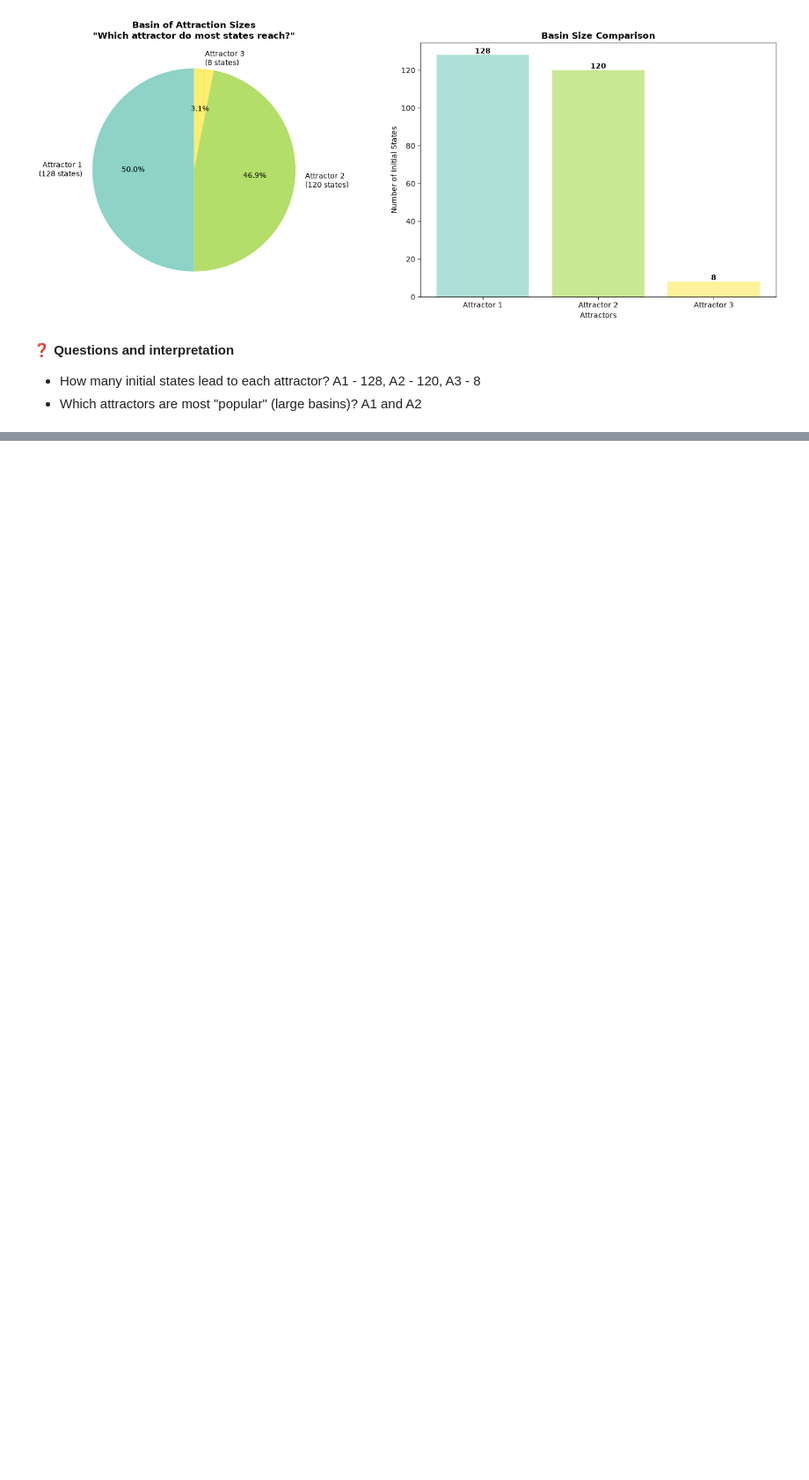
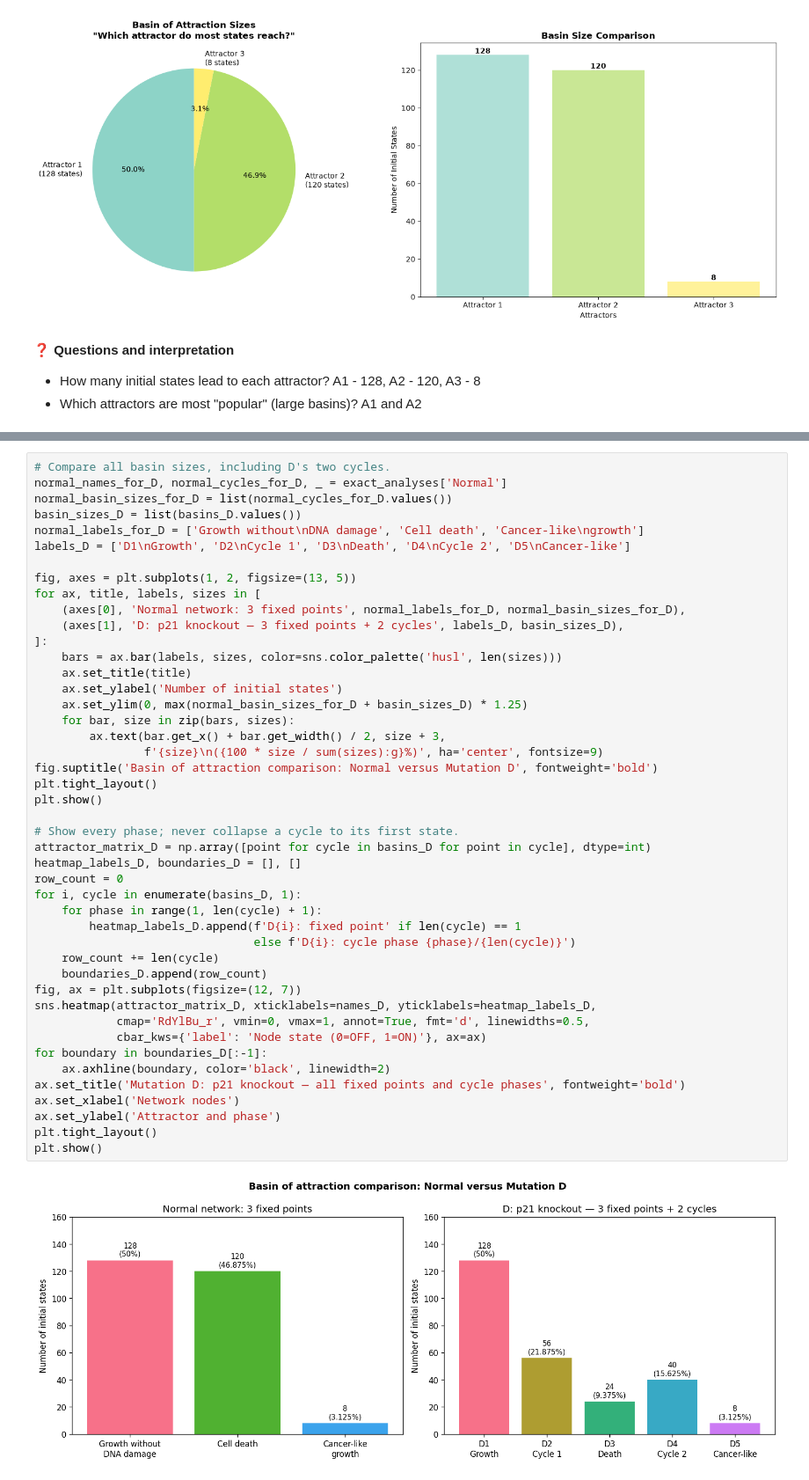
Before and after one commit to elenagos/assignmentsgroup5, a Jupyter notebook: Assignment3/analysis3.ipynb, the cells around one changed output, grey strips where cells are left out. Shown at 88% size. Saved outputs shown, nothing was run; the diff lists cells and outputs as text; blank space fills up the shorter version.

```diff
--- a/Assignment3/analysis3.ipynb
+++ b/Assignment3/analysis3.ipynb
@@ -1091,0 +1612,47 @@ CDK2 amplification is the most dangerous mutation
+# %%
+# Compare all basin sizes, including D's two cycles.
+normal_names_for_D, normal_cycles_for_D, _ = exact_analyses['Normal']
+normal_basin_sizes_for_D = list(normal_cycles_for_D.values())
+basin_sizes_D = list(basins_D.values())
+normal_labels_for_D = ['Growth without\nDNA damage', 'Cell death', 'Cancer-like\ngrowth']
+labels_D = ['D1\nGrowth', 'D2\nCycle 1', 'D3\nDeath', 'D4\nCycle 2', 'D5\nCancer-like']
+
+fig, axes = plt.subplots(1, 2, figsize=(13, 5))
+for ax, title, labels, sizes in [
+    (axes[0], 'Normal network: 3 fixed points', normal_labels_for_D, normal_basin_sizes_for_D),
+    (axes[1], 'D: p21 knockout — 3 fixed points + 2 cycles', labels_D, basin_sizes_D),
+]:
+    bars = ax.bar(labels, sizes, color=sns.color_palette('husl', len(sizes)))
+    ax.set_title(title)
+    ax.set_ylabel('Number of initial states')
+    ax.set_ylim(0, max(normal_basin_sizes_for_D + basin_sizes_D) * 1.25)
+    for bar, size in zip(bars, sizes):
+        ax.text(bar.get_x() + bar.get_width() / 2, size + 3,
+                f'{size}\n({100 * size / sum(sizes):g}%)', ha='center', fontsize=9)
+fig.suptitle('Basin of attraction comparison: Normal versus Mutation D', fontweight='bold')
+plt.tight_layout()
+plt.show()
+
+# Show every phase; never collapse a cycle to its first state.
+attractor_matrix_D = np.array([point for cycle in basins_D for point in cycle], dtype=int)
+heatmap_labels_D, boundaries_D = [], []
+row_count = 0
+for i, cycle in enumerate(basins_D, 1):
+    for phase in range(1, len(cycle) + 1):
+        heatmap_labels_D.append(f'D{i}: fixed point' if len(cycle) == 1
+                                else f'D{i}: cycle phase {phase}/{len(cycle)}')
+    row_count += len(cycle)
+    boundaries_D.append(row_count)
+fig, ax = plt.subplots(figsize=(12, 7))
+sns.heatmap(attractor_matrix_D, xticklabels=names_D, yticklabels=heatmap_labels_D,
+            cmap='RdYlBu_r', vmin=0, vmax=1, annot=True, fmt='d', linewidths=0.5,
+            cbar_kws={'label': 'Node state (0=OFF, 1=ON)'}, ax=ax)
+for boundary in boundaries_D[:-1]:
+    ax.axhline(boundary, color='black', linewidth=2)
+ax.set_title('Mutation D: p21 knockout — all fixed points and cycle phases', fontweight='bold')
+ax.set_xlabel('Network nodes')
+ax.set_ylabel('Attractor and phase')
+plt.tight_layout()
+plt.show()
+# %% [output]
+[figure, added]
```
Also changed, not shown: parts of 26 cells of this notebook.
